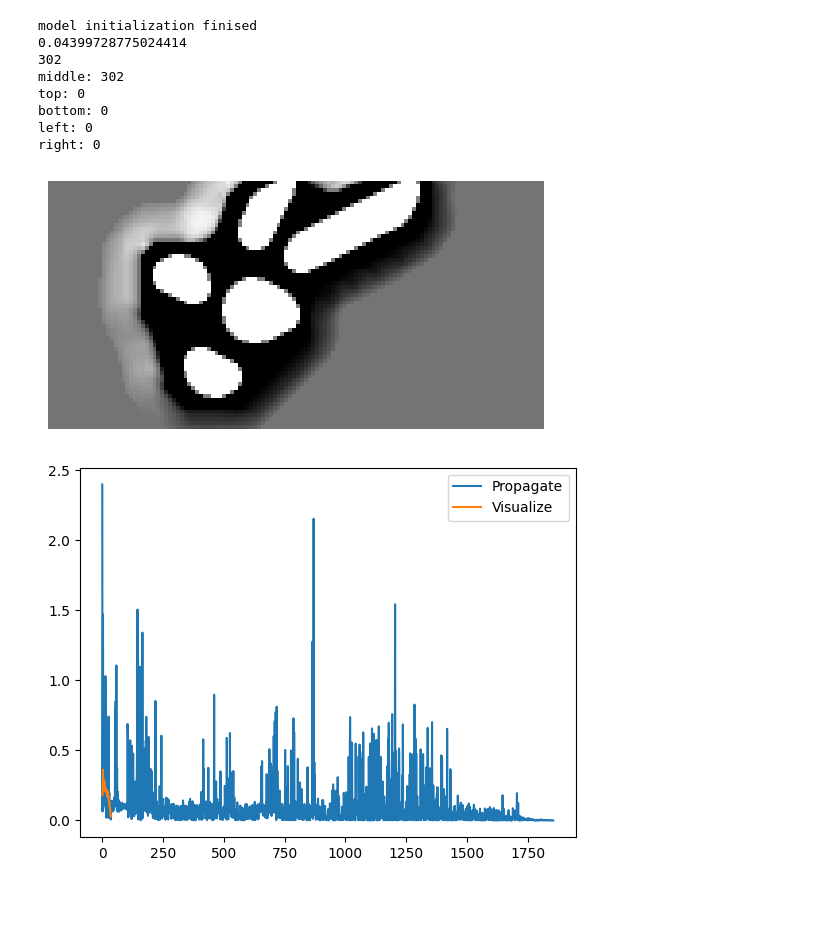
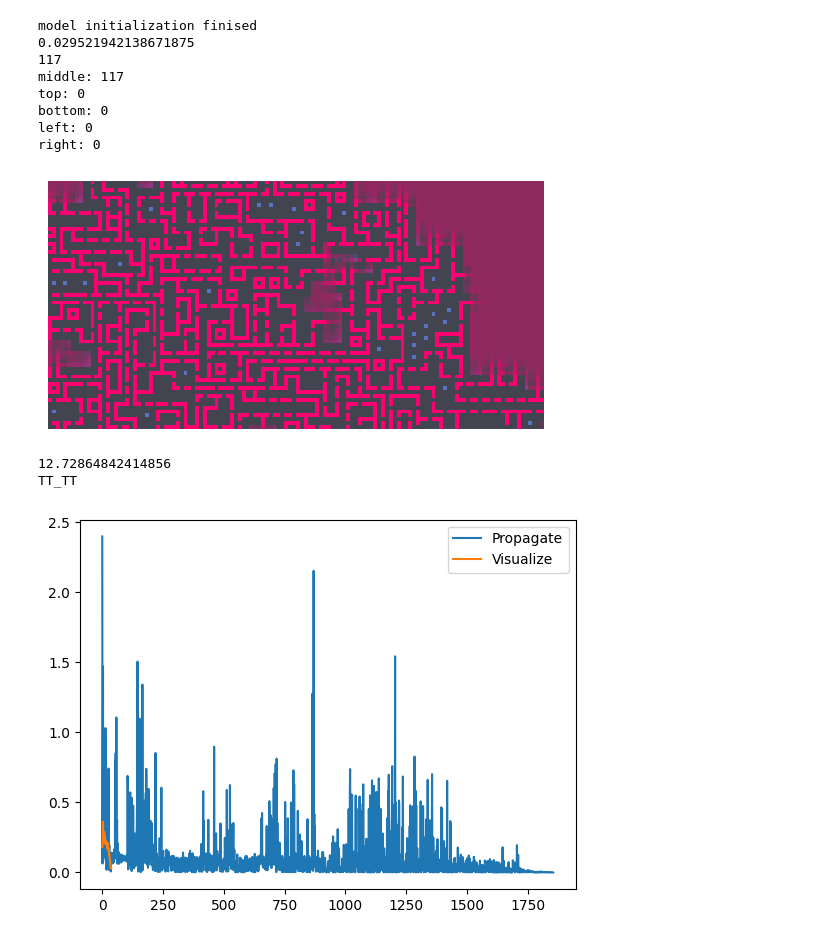
Before and after one commit to Iced0368/wfc-algorithm, a Jupyter notebook: main.ipynb, the cells around one changed output. Cells and saved outputs as stored; diff of their text form; code cells hidden in the pictures; blank space fills up the shorter version.

```diff
--- a/main.ipynb
+++ b/main.ipynb
@@ -5,11 +5,11 @@ from PIL import Image
 from wfc import *
 
 s = time.time()
-model = WFCModel('sample/Font.png',
-                 (5, 5),
-                 flip_horizontal=True,
+model = WFCModel('sample/Spirals.png',
+                 (3, 3),
+                 flip_horizontal=False,
                  flip_vertical=False,
-                 rotate=False)
+                 rotate=True)
 print(time.time()-s)
 
 print(len(model.tileset))
@@ -18,9 +18,9 @@ for dir in ['top', 'bottom', 'left', 'right']:
     print(f'{dir}:', len(model.tileset_edge[dir]))
 # %% [output]
 model initialization finised
-0.04399728775024414
-302
-middle: 302
+0.029521942138671875
+117
+middle: 117
 top: 0
 bottom: 0
 left: 0
@@ -28,26 +28,28 @@ right: 0
 # %%
 show_process = 50
 show_prop = False
 seed = 72548558
 
 #random.seed(seed)
 
 s = time.time()
-result = model.generate((64, 16), show_process=show_process, show_prop=show_prop)
+result = model.generate((128, 64), show_process=show_process, show_prop=show_prop)
 print(time.time() - s)
 
 if result:
     img = model.overwrite_tile()
     if not show_process:
         plt.imshow(img)
         plt.axis('off')
         plt.show()
     print(img)
 
 else:
     print("TT_TT")
 # %% [output]
-[figure, old version]
+[figure, new version]
+12.72864842414856
+TT_TT
 # %%
 model.view_performance()
 model.view_log()
```
Also changed, not shown: 3 other files.
